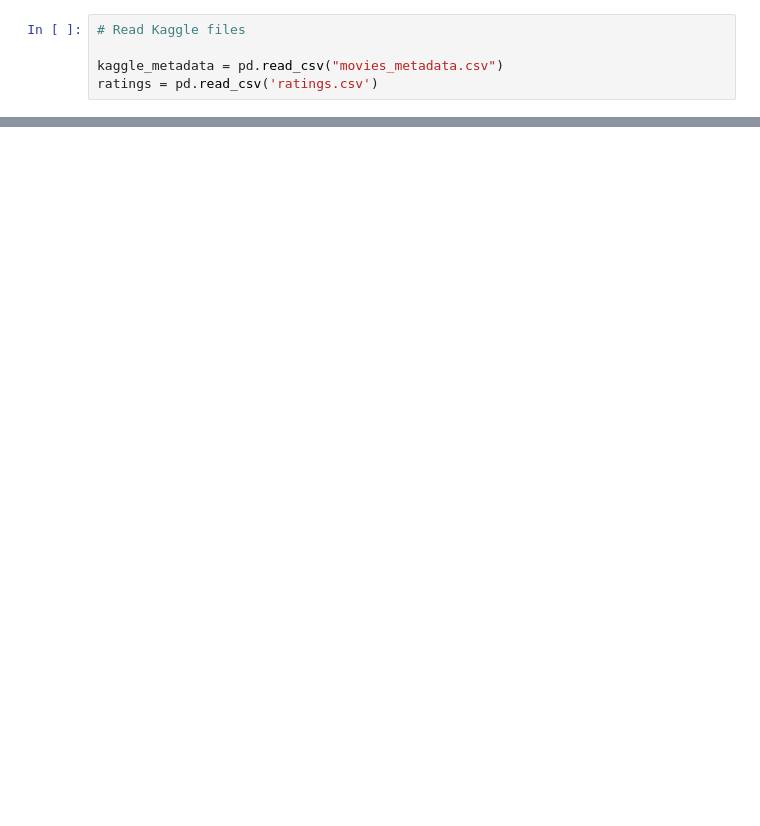
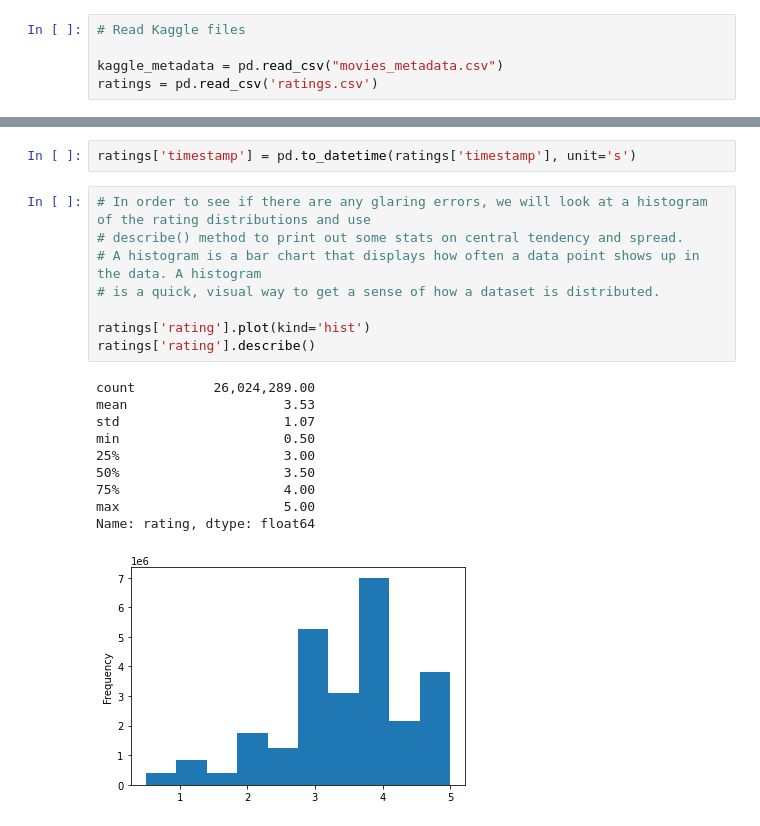
Before and after one commit to rloufoster/Movies, a Jupyter notebook: Movielens_Extract.ipynb, the cells around one changed output, grey strips where cells are left out. Saved outputs shown, nothing was run; the diff lists cells and outputs as text; blank space fills up the shorter version.

Commit message:
adding cleaned Kaggle data

```diff
--- a/Movielens_Extract.ipynb
+++ b/Movielens_Extract.ipynb
@@ -31,0 +201,21 @@ ratings.sample(n=5)
+# %%
+ratings['timestamp'] = pd.to_datetime(ratings['timestamp'], unit='s')
+# %%
+# In order to see if there are any glaring errors, we will look at a histogram of the rating distributions and use
+# describe() method to print out some stats on central tendency and spread.
+# A histogram is a bar chart that displays how often a data point shows up in the data. A histogram
+# is a quick, visual way to get a sense of how a dataset is distributed.
+
+ratings['rating'].plot(kind='hist')
+ratings['rating'].describe()
+# %% [output]
+count          26,024,289.00
+mean                    3.53
+std                     1.07
+min                     0.50
+25%                     3.00
+50%                     3.50
+75%                     4.00
+max                     5.00
+Name: rating, dtype: float64
+[figure, added]
```
Also changed, not shown: parts of 19 cells of this notebook, 1 other file.
